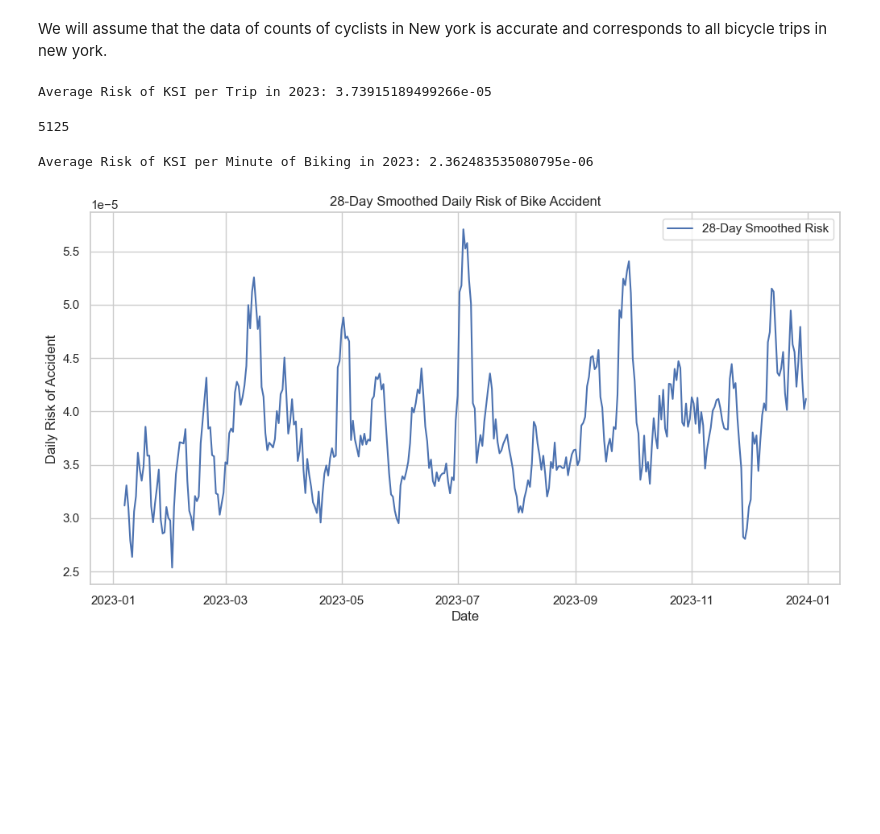
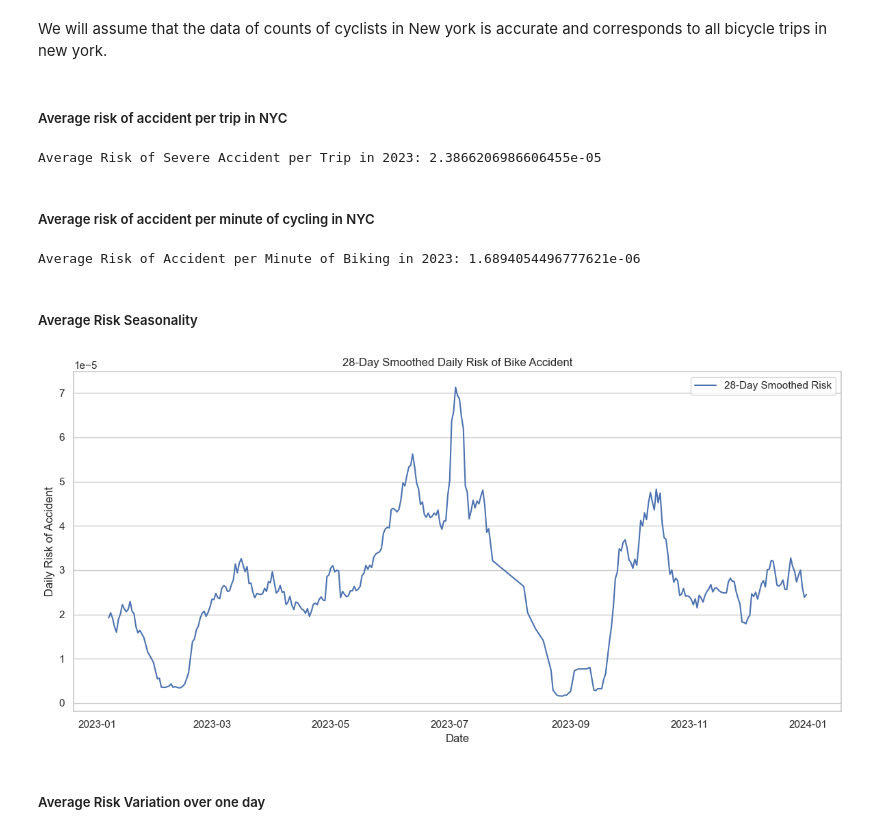
Before and after one commit to aziztnani/Citibike_insurance, a Jupyter notebook: notebooks/data_analysis.ipynb, the cells around one changed output. Saved outputs shown, nothing was run; the diff lists cells and outputs as text; code cells hidden in the pictures; blank space fills up the shorter version.

```diff
--- a/notebooks/data_analysis.ipynb
+++ b/notebooks/data_analysis.ipynb
@@ -659,8 +659,9 @@ nyc_map
 Counters are not present in all of the city, also some counters don't record 24/7, So the total number of trips is not accurate. On the other side the distribution across the year matches the expected seasonal fluctutations. Since We found a good estimations on the NYC DOT website of the number of bike trips per year we can scale the recorded data to match the expected amplitude. (source https://www.nyc.gov/html/dot/html/bicyclists/cyclinginthecity.shtml )
 # %%
 number_of_bike_trips_nyc_2023 = 222700000
-scale_factor = number_of_bike_trips_nyc_2023 / trip_data.count()
-df_cyclists_nyc_daily['adjusted_daily_counts'] = df_cyclists_nyc_daily['daily_counts']*scale_factor
+nb_trips_nyc_counters = df_cyclists_nyc_daily['daily_counts'].sum()
+scale_factor = number_of_bike_trips_nyc_2023 / nb_trips_nyc_counters
+df_cyclists_nyc_daily['adjusted_daily_counts'] = (df_cyclists_nyc_daily['daily_counts']*scale_factor).astype('int')
 # %%
 # Convert the date column to datetime if it's not already
 df_cyclists_nyc_daily['date'] = pd.to_datetime(df_cyclists_nyc_daily['date'])
@@ -719,58 +720,63 @@ plt.show()
 ### Risk Estimation
 # %% [markdown]
 We will assume that the data of counts of cyclists in New york is accurate and corresponds to all bicycle trips in new york.
+# %% [markdown]
+##### Average risk of accident per trip in NYC
 # %%
-#average risk over one year:
-nb_accidents = len(df_accidents)
+#average risk over one year (2023):
+df_accidents['crash_date'] = pd.to_datetime(df_accidents['crash_date'])
+df_accidents_2023 = df_accidents[df_accidents['crash_date'].dt.year == 2023]
+nb_accidents = len(df_accidents_2023)
 nb_trips_nyc = df_cyclists_nyc_daily['adjusted_daily_counts'].sum()
 avg_risk_per_trip = nb_accidents/nb_trips_nyc
 
-print(f"Average Risk of KSI per Trip in 2023: {avg_risk_per_trip}")
+print(f"Average Risk of Severe Accident per Trip in 2023: {avg_risk_per_trip}")
 # %% [output]
-Average Risk of KSI per Trip in 2023: 3.73915189499266e-05
+Average Risk of Severe Accident per Trip in 2023: 2.3866206986606455e-05
-# %%
-nb_accidents
-# %% [output]
-5125
+# %% [markdown]
+##### Average risk of accident per minute of cycling in NYC
 # %%
 # Average Risk per Minute of Biking
 average_trip_duration = trip_data.agg(F.avg('duration_minutes')).collect()[0][0]
 avg_risk_per_biking_minute = nb_accidents/(average_trip_duration*nb_trips_nyc)
-print(f"Average Risk of KSI per Minute of Biking in 2023: {avg_risk_per_biking_minute}")
+print(f"Average Risk of Accident per Minute of Biking in 2023: {avg_risk_per_biking_minute}")
 # %% [output]
-Average Risk of KSI per Minute of Biking in 2023: 2.362483535080795e-06
+Average Risk of Accident per Minute of Biking in 2023: 1.6894054496777621e-06
+# %% [markdown]
+##### Average Risk Seasonality
 # %%
-df_accidents_daily_counts = df_accidents['crash_date'].value_counts().reset_index()
+df_accidents_daily_counts = df_accidents_2023['crash_date'].value_counts().reset_index()
 df_accidents_daily_counts.columns = ['date', 'crash_count']  # Rename columns for clarity
 df_accidents_daily_counts['date'] = pd.to_datetime(df_accidents_daily_counts['date'])
-
-# Step 2: Ensure df_cyclists_nyc_daily['date'] is in datetime format for proper merging
-df_cyclists_nyc_daily['date'] = pd.to_datetime(df_cyclists_nyc_daily['date'])
 
 # Step 3: Merge the two DataFrames on 'date' with an inner join
 estimated_daily_risk_df = pd.merge(
     df_cyclists_nyc_daily[['date', 'adjusted_daily_counts']],
     df_accidents_daily_counts[['date', 'crash_count']],
     on='date',
     how='inner'
 )
 
 estimated_daily_risk_df['estimated_daily_risk'] = estimated_daily_risk_df['crash_count'] / estimated_daily_risk_df['adjusted_daily_counts']
 
 # Convert the date column to datetime if it's not already
 estimated_daily_risk_df['date'] = pd.to_datetime(estimated_daily_risk_df['date'])
 
 # Calculate the 28-day rolling average
 estimated_daily_risk_df['estimated_daily_risk_smoothed'] = estimated_daily_risk_df['estimated_daily_risk'].rolling(window=7).mean()
 
 # Plot the smoothed data
 plt.figure(figsize=(12, 6))
 plt.plot(estimated_daily_risk_df['date'], estimated_daily_risk_df['estimated_daily_risk_smoothed'], label='28-Day Smoothed Risk')
 plt.xlabel('Date')
 plt.ylabel('Daily Risk of Accident')
 plt.title('28-Day Smoothed Daily Risk of Bike Accident')
 plt.legend()
+plt.tight_layout()
+plt.savefig('risk_seasonal_variation_2023.jpg')
 plt.show()
 # %% [output]
-[figure, old version]
+[figure, new version]
+# %% [markdown]
+##### Average Risk Variation over one day
 # %%
```
Also changed, not shown: parts of 6 cells of this notebook, 3 other files.
